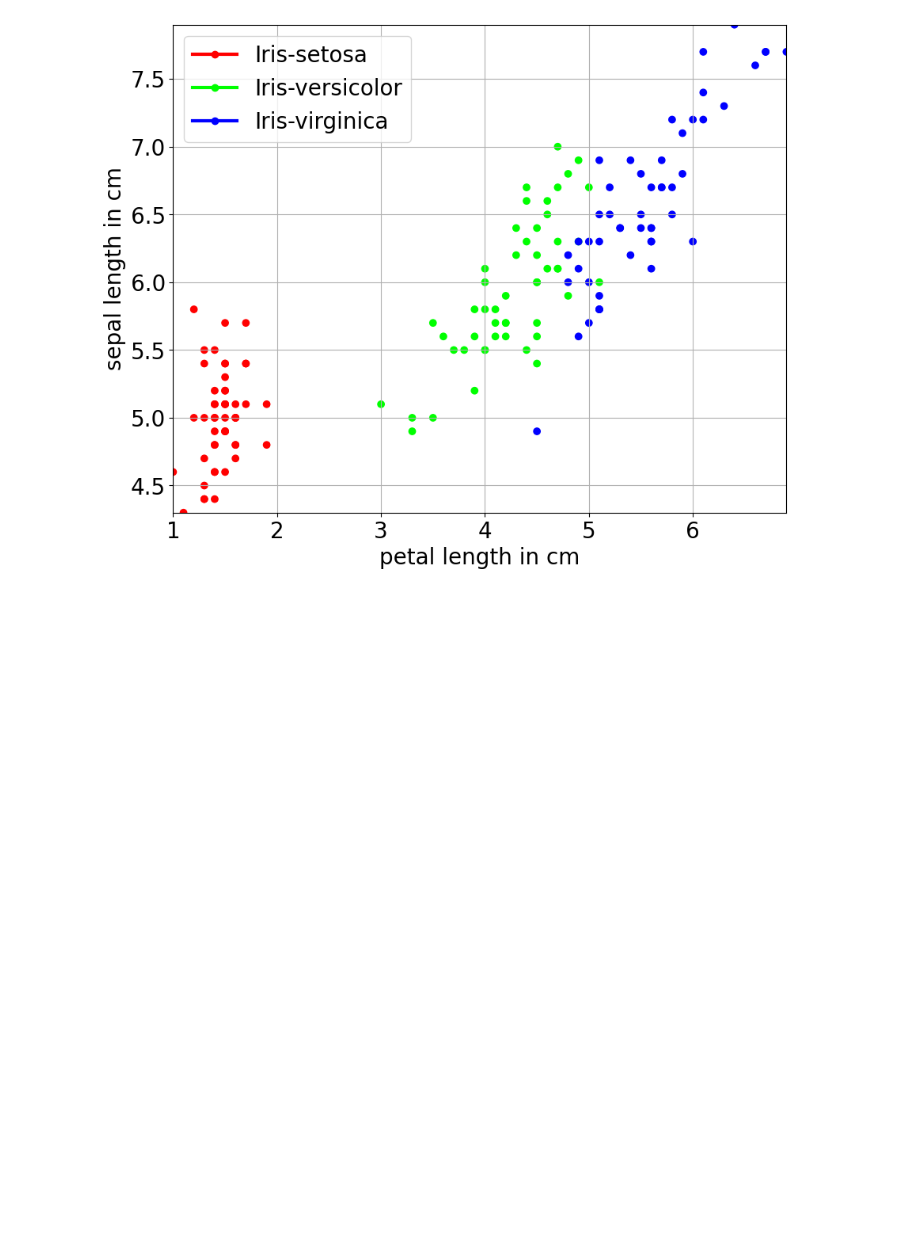
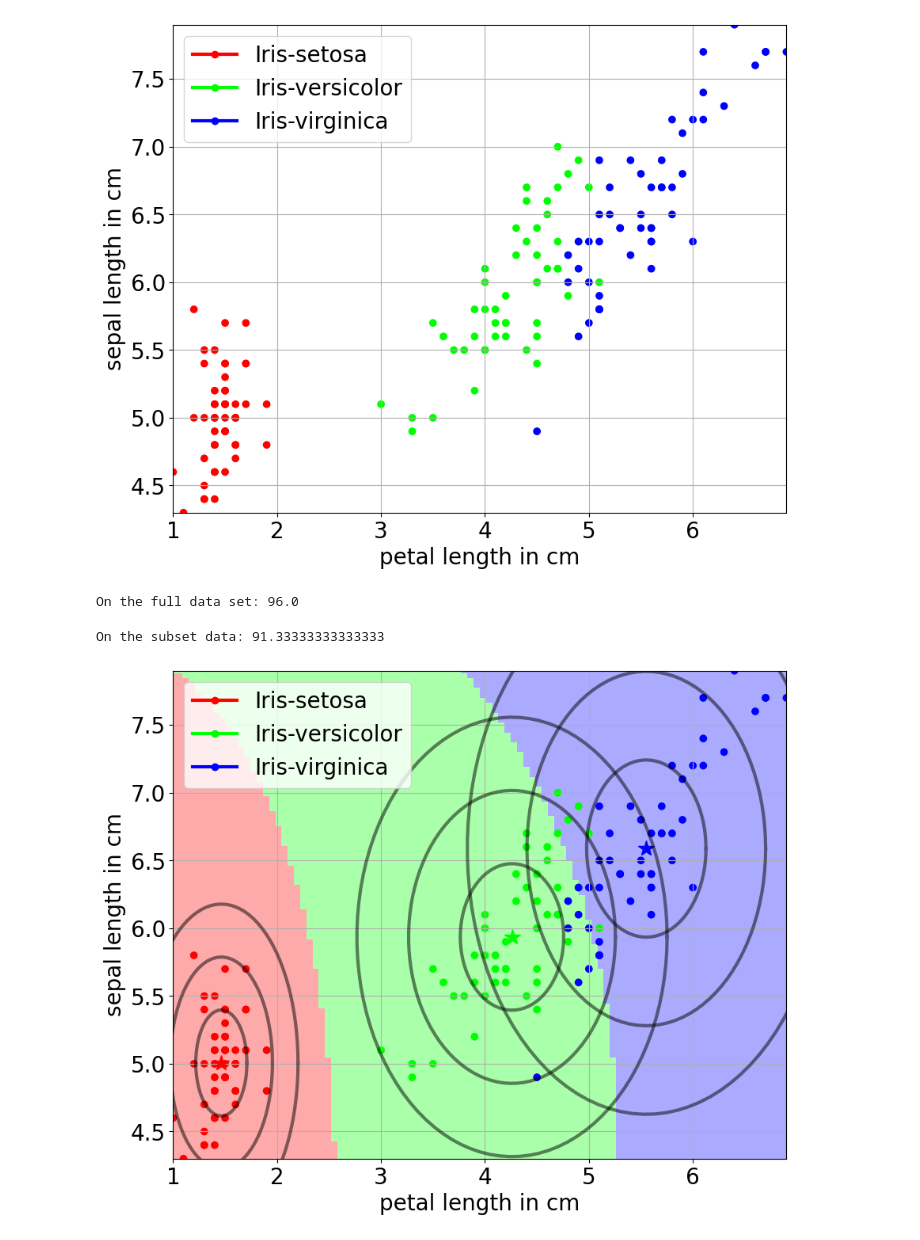
Before and after one commit to bblais/AI-and-Robotics-Fall-2023-Class-Notebooks, a Jupyter notebook: Sprint #4 - Classification, Images, and Neural Networks/2023-11-13 - Intro Classification.ipynb, the cells around one changed output. Cells and saved outputs as stored; diff of their text form; code cells hidden in the pictures; blank space fills up the shorter version.

```diff
--- a/Sprint #4 - Classification, Images, and Neural Networks/2023-11-13 - Intro Classification.ipynb
+++ b/Sprint #4 - Classification, Images, and Neural Networks/2023-11-13 - Intro Classification.ipynb
@@ -28,0 +66,15 @@ plot2D(subset)
+# %%
+print("On the full data set:",C.percent_correct(data.vectors,data.targets))
+# %% [output]
+On the full data set: 96.0
+# %%
+C=NaiveBayes()
+C.fit(subset.vectors,subset.targets)
+print("On the subset data:",C.percent_correct(subset.vectors,subset.targets))
+# %% [output]
+On the subset data: 91.33333333333333
+# %%
+plot2D(subset,C)
+C.plot_centers()
+# %% [output]
+[figure, added]
```
Also changed, not shown: parts of 27 cells of this notebook, 18 other files.
